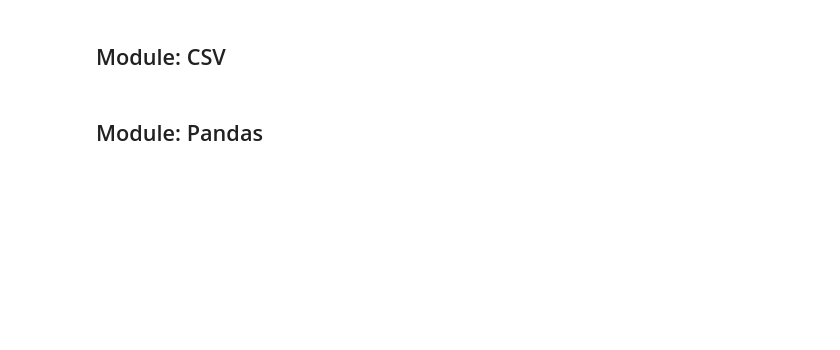
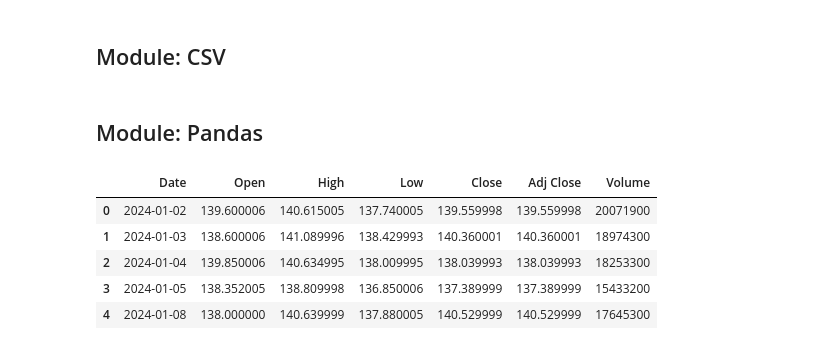
Before and after one commit to ISReyven/Reyven-, a Jupyter notebook: stocks_daily_return.ipynb, the cells around one changed output. Saved outputs shown, nothing was run; the diff lists cells and outputs as text; code cells hidden in the pictures; blank space fills up the shorter version.

```diff
--- a/stocks_daily_return.ipynb
+++ b/stocks_daily_return.ipynb
@@ -24,2 +76,15 @@ We will look at three different methods in Python to process the file:
 # %% [markdown]
 ## Module: Pandas
+# %%
+import pandas as pd
+from matplotlib import pyplot as plt
+
+data = pd.read_csv('/content/nab_stocks.csv')
+data.head()
+# %% [output]
+|  | Date | Open | High | Low | Close | Adj Close | Volume |
+| 0 | 2024-01-02 | 139.600006 | 140.615005 | 137.740005 | 139.559998 | 139.559998 | 20071900 |
+| 1 | 2024-01-03 | 138.600006 | 141.089996 | 138.429993 | 140.360001 | 140.360001 | 18974300 |
+| 2 | 2024-01-04 | 139.850006 | 140.634995 | 138.009995 | 138.039993 | 138.039993 | 18253300 |
+| 3 | 2024-01-05 | 138.352005 | 138.809998 | 136.850006 | 137.389999 | 137.389999 | 15433200 |
+| 4 | 2024-01-08 | 138.000000 | 140.639999 | 137.880005 | 140.529999 | 140.529999 | 17645300 |
```
Also changed, not shown: parts of 4 cells of this notebook.
